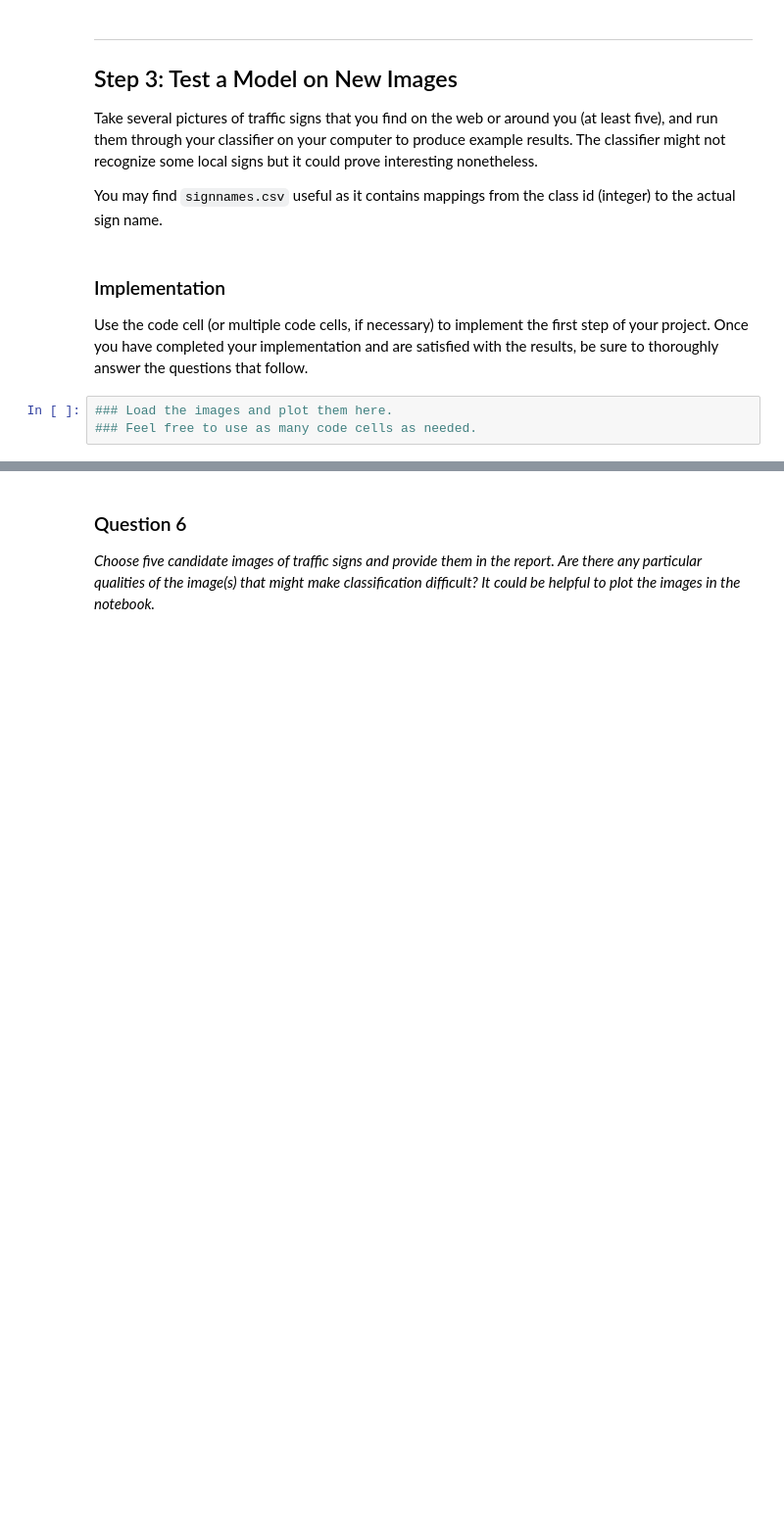
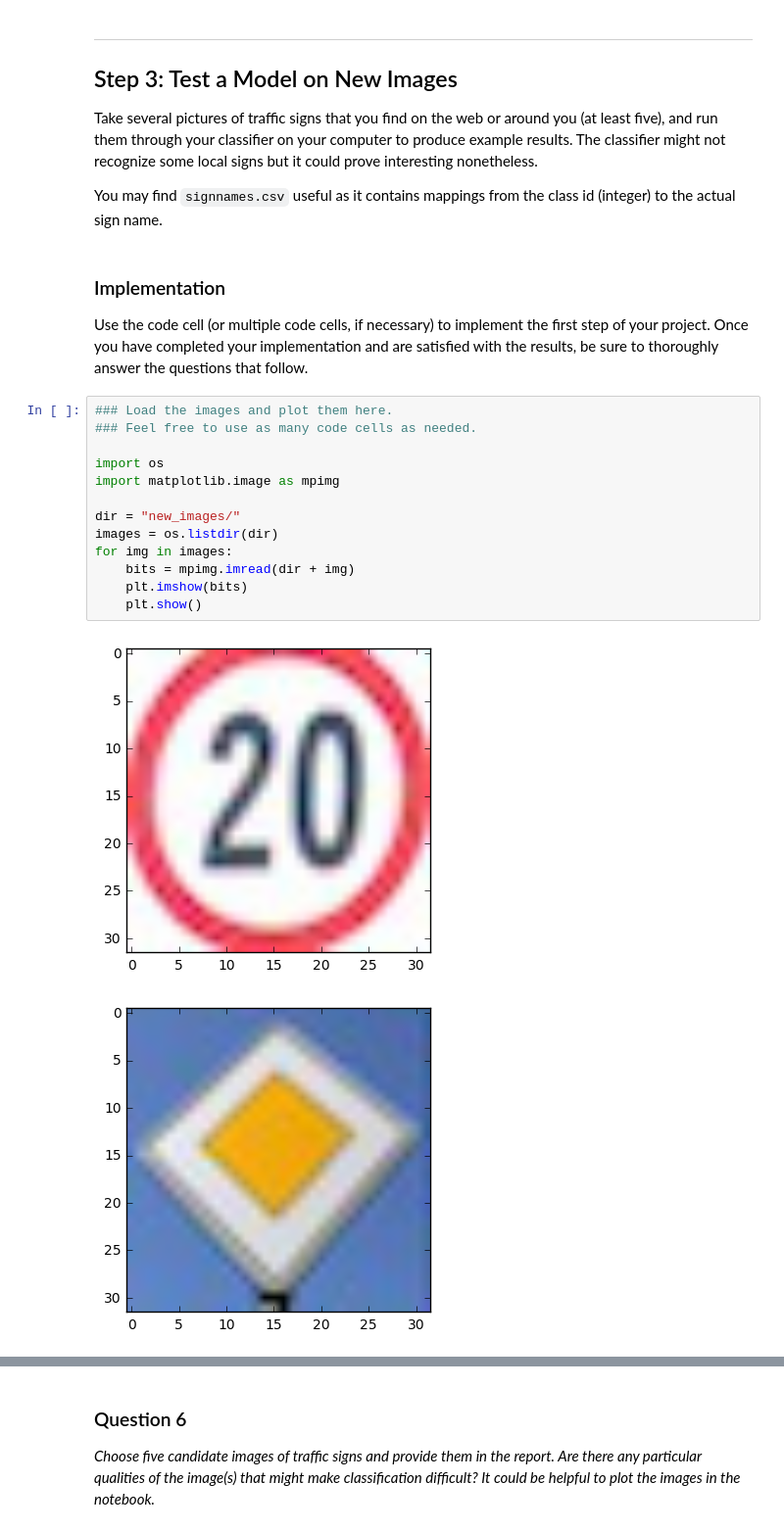
Before and after one commit to mcohen01/CarND-Traffic-Sign-Classifier-Project, a Jupyter notebook: Traffic_Sign_Classifier.ipynb, the cells around one changed output, grey strips where cells are left out. Shown at 98% size. Saved outputs shown, nothing was run; the diff lists cells and outputs as text; blank space fills up the shorter version.

```diff
--- a/Traffic_Sign_Classifier.ipynb
+++ b/Traffic_Sign_Classifier.ipynb
@@ -359,3 +396,16 @@ Use the code cell (or multiple code cells, if necessary) to implement the first
 # %%
 ### Load the images and plot them here.
 ### Feel free to use as many code cells as needed.
+
+import os
+import matplotlib.image as mpimg
+
+dir = "new_images/"
+images = os.listdir(dir)
+for img in images:
+    bits = mpimg.imread(dir + img)
+    plt.imshow(bits)
+    plt.show()
+# %% [output]
+[figure, added]
+[figure, added]
```
Also changed, not shown: parts of 21 cells of this notebook.
